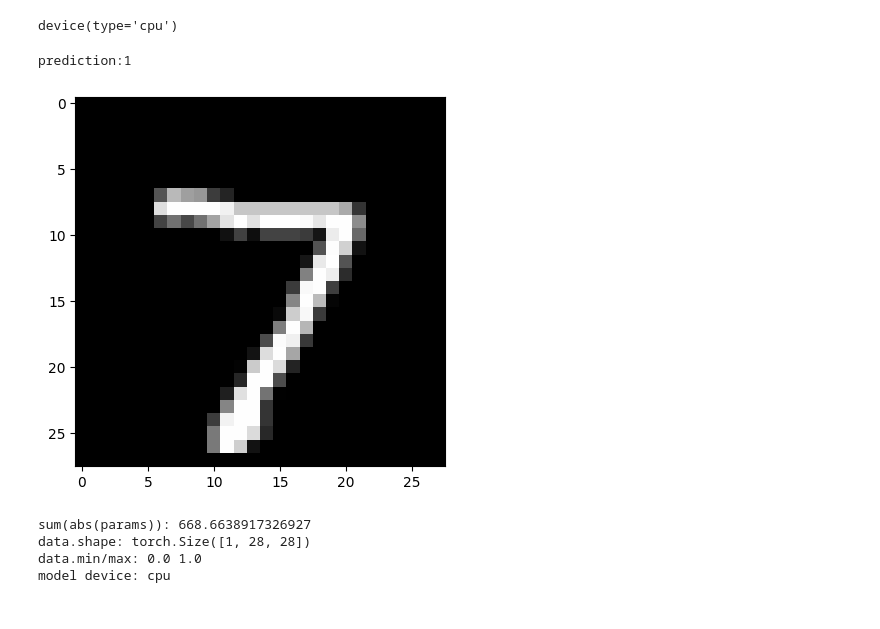
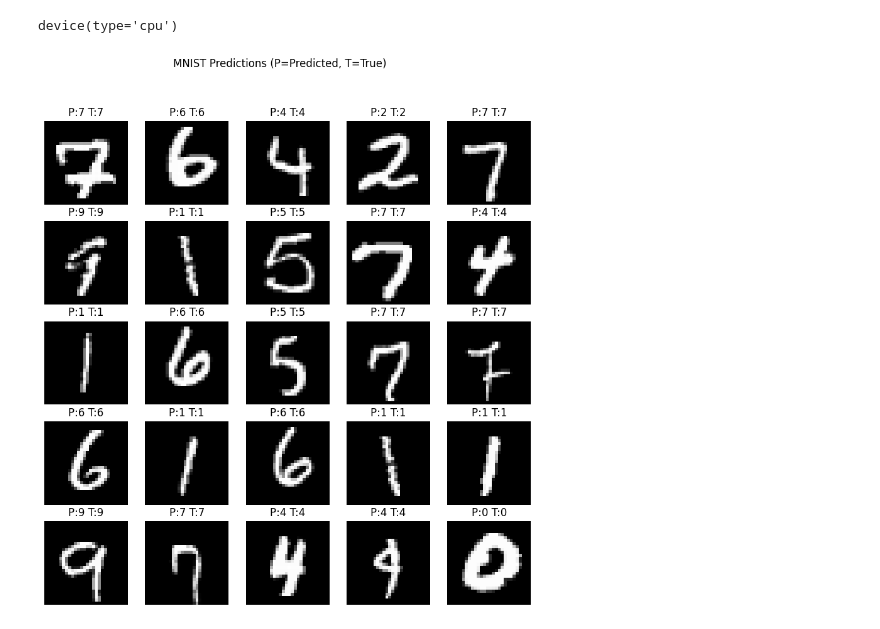
Before and after one commit to shruti353/Image-Classification-with-Pytorch, a Jupyter notebook: Handwritten Digit Recognition/main.ipynb, the cells around one changed output. Cells and saved outputs as stored; diff of their text form; code cells hidden in the pictures.

Commit message:
model training, README file added

```diff
--- a/Handwritten Digit Recognition/main.ipynb
+++ b/Handwritten Digit Recognition/main.ipynb
@@ -2,18 +2,25 @@
 from torchvision import datasets
 from torchvision.transforms import ToTensor
 # %%
-train_data=datasets.MNIST(
+from torchvision import transforms
+
+transform = transforms.Compose([
+    transforms.ToTensor(),
+    transforms.Normalize((0.1307,), (0.3081,))
+])
+
+train_data = datasets.MNIST(
     root='data',
-    train = True,
+    train=True,
     download=True,
-    transform=ToTensor()
+    transform=transform
 )
 
-test_data=datasets.MNIST(
+test_data = datasets.MNIST(
     root='data',
-    train = False,
+    train=False,
     download=True,
-    transform=ToTensor()
+    transform=transform
 )
 # %%
 train_data.data
@@ -195,37 +203,29 @@ device
 # %% [output]
 device(type='cpu')
 # %%
+import random
 import matplotlib.pyplot as plt
 
 model.eval()
 
-data,target=test_data[0]
+plt.figure(figsize=(10,10))
 
-output=model(data)
+for i in range(25):
+    idx = random.randint(0, len(test_data) - 1)
+    data, target = test_data[idx]
+    data_batch = data.unsqueeze(0).to(device)
 
-prediction=output.argmax(dim=1,keepdim=True).item()
-print(f'prediction:{prediction}')
+    with torch.no_grad():
+        pred = model(data_batch).argmax(dim=1).item()
 
-image=data.squeeze(0).squeeze(0).cpu().numpy()
+    image = data.squeeze().cpu().numpy()
 
-plt.imshow(image,cmap='gray')
+    plt.subplot(5,5,i+1)
+    plt.imshow(image, cmap="gray")
+    plt.title(f"P:{pred} T:{target}")
+    plt.axis("off")
+
+plt.suptitle("MNIST Predictions (P=Predicted, T=True)")
 plt.show()
 # %% [output]
-prediction:1
-[figure, old version]
+[figure, new version]
-# %%
-# 1. show model parameter checksum (confirms if model has trained weights)
-s = 0
-for p in model.parameters():
-    s += p.detach().abs().sum().item()
-print("sum(abs(params)):", s)
-
-# 2. check sample tensor shape & type
-print("data.shape:", data.shape)
-print("data.min/max:", data.min().item(), data.max().item())
-print("model device:", next(model.parameters()).device)
-# %% [output]
-sum(abs(params)): 668.6638917326927
-data.shape: torch.Size([1, 28, 28])
-data.min/max: 0.0 1.0
-model device: cpu
```
Also changed, not shown: parts of 10 cells of this notebook, 5 other files.
